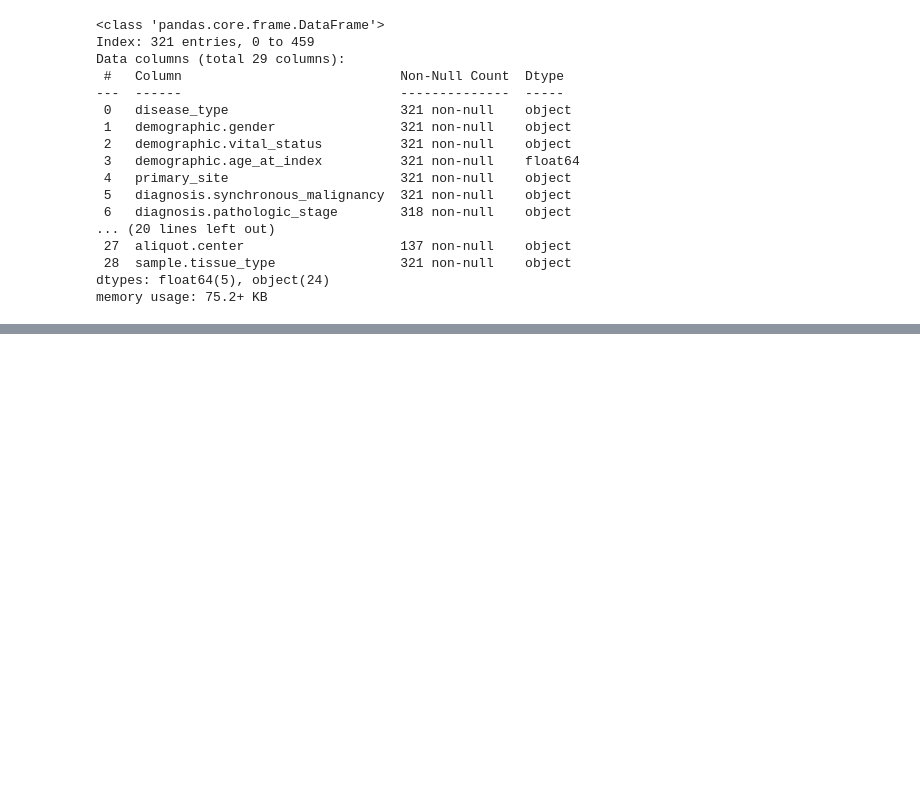
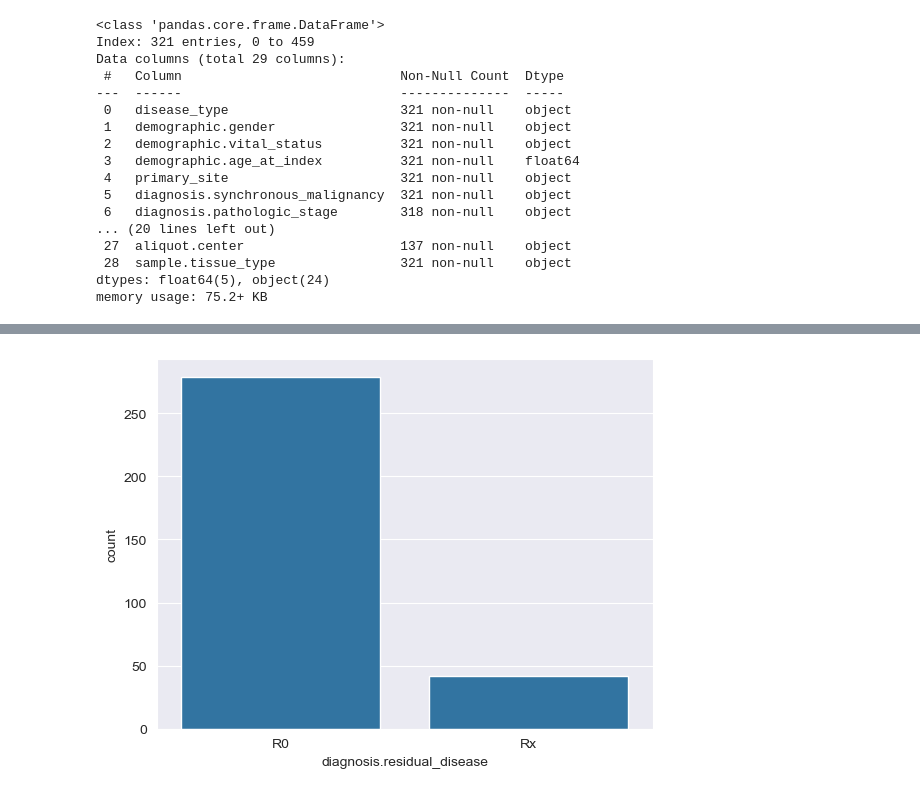
Before and after one commit to Jayesh-Motwani/colorectal_cancer, a Jupyter notebook: data_proccessing.ipynb, the cells around one changed output, grey strips where cells are left out. Cells and saved outputs as stored; diff of their text form; code cells hidden in the pictures; blank space fills up the shorter version.

```diff
--- a/data_proccessing.ipynb
+++ b/data_proccessing.ipynb
@@ -740,0 +791,4 @@ memory usage: 75.2+ KB
+# %%
+temp_df_cleaned['pathology.lymph_nodes_positive_ratio'] = (temp_df_cleaned['pathology.lymph_nodes_positive']/temp_df_cleaned['pathology.lymph_nodes_tested']).replace(0, np.nan)
+temp_df_cleaned['pathology.lymph_nodes_positive_ratio'] = temp_df_cleaned['pathology.lymph_nodes_positive_ratio'].fillna(0)
+temp_df_cleaned
@@ -740,0 +809,2 @@ memory usage: 75.2+ KB
+# %%
+df = temp_df_cleaned.copy()
@@ -740,0 +832,5 @@ memory usage: 75.2+ KB
+# %%
+sns.countplot(data=df, x='diagnosis.residual_disease')
+plt.show()
+# %% [output]
+[figure, added]
```
Also changed, not shown: parts of 16 cells of this notebook.
